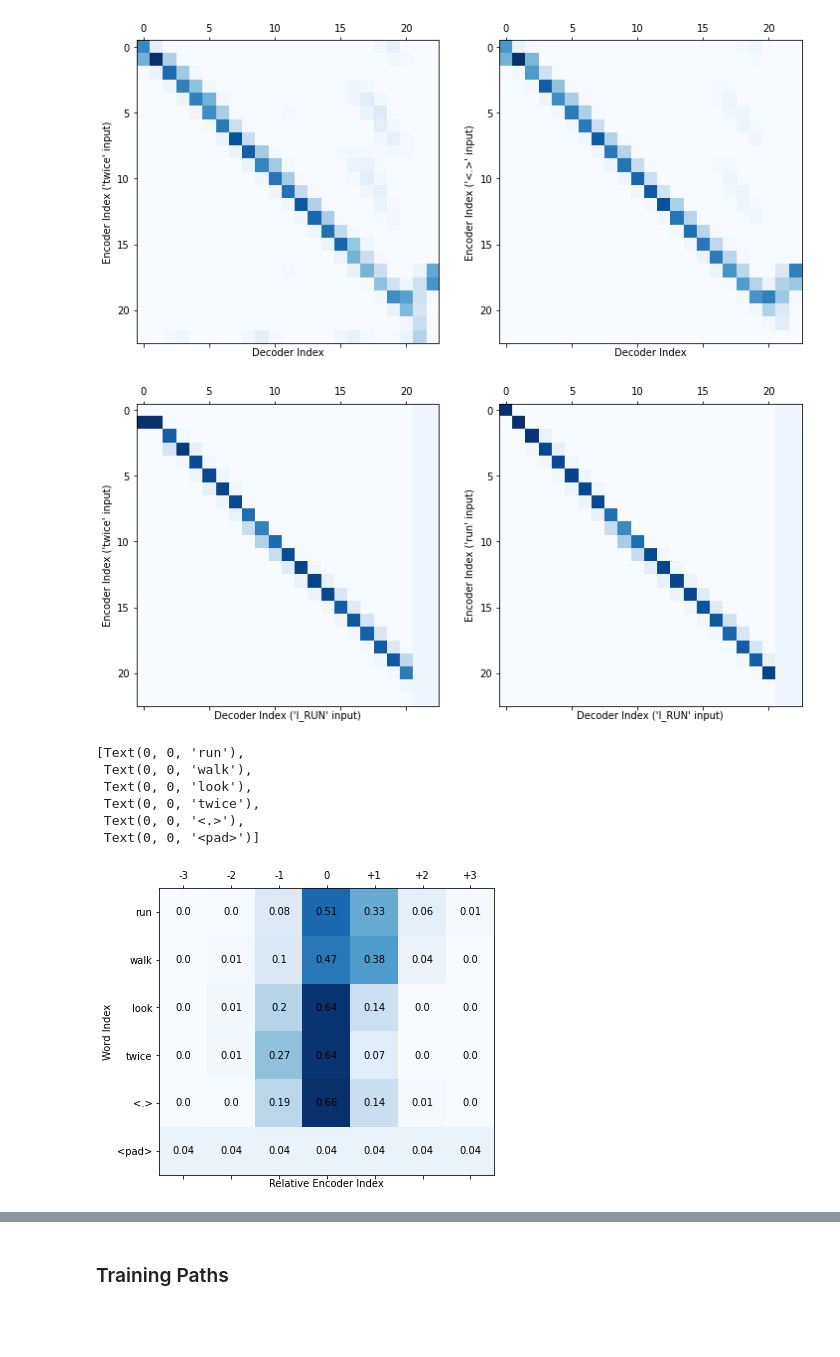
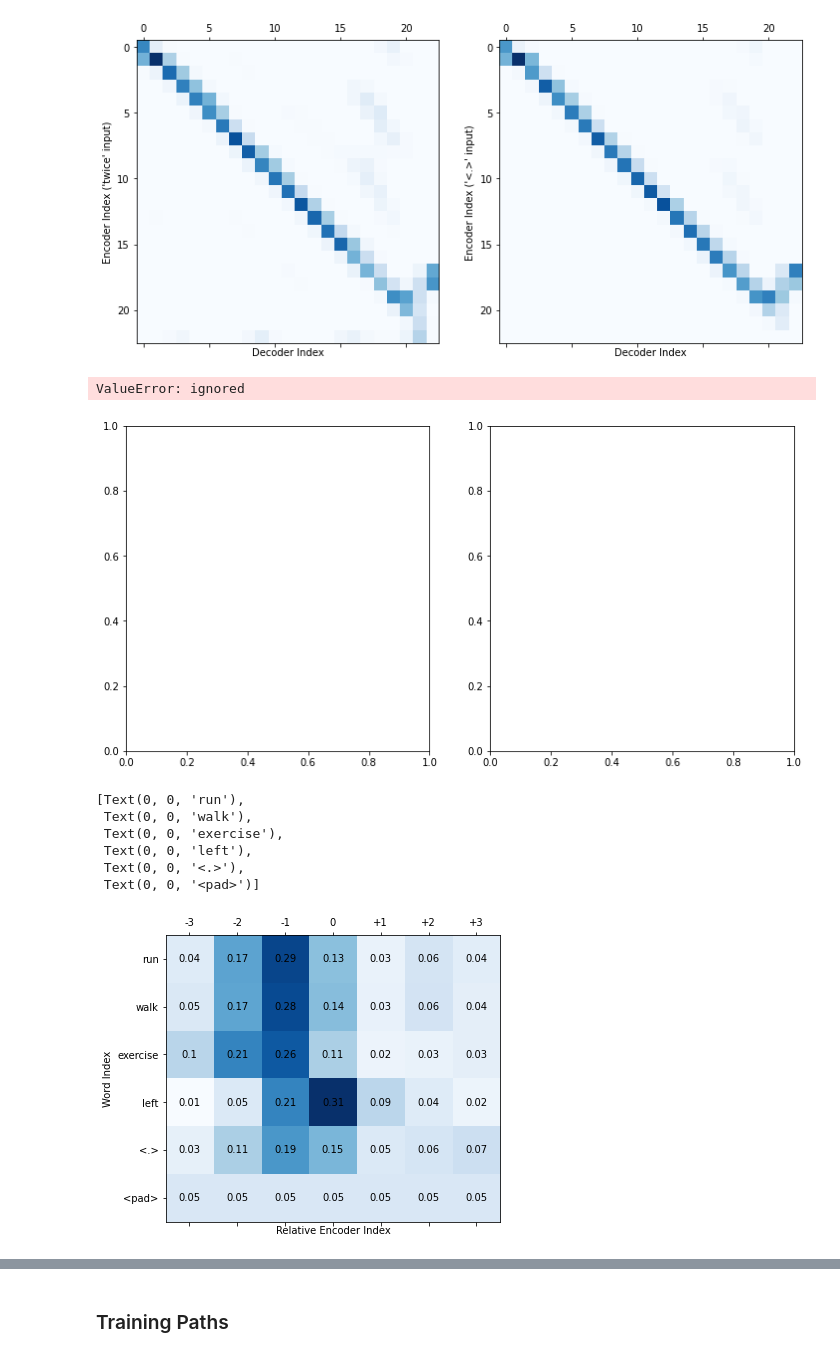
Before and after one commit to kaitken17/understand_nlp, a Jupyter notebook: sythetic_analysis_seq2seq.ipynb, the cells around one changed output, grey strips where cells are left out. Drawn from its saved outputs; the diff is of its cells as text; code cells hidden in the pictures; blank space fills up the shorter version.

```diff
--- a/sythetic_analysis_seq2seq.ipynb
+++ b/sythetic_analysis_seq2seq.ipynb
@@ -3551,3 +3668,41 @@ print((readout_plot - np.outer(np.dot(readout_plot, avg_enc_dir), avg_enc_dir))[
  [-0.05583865  0.05138596 -0.01034663]
  [-0.00041067 -0.05301454  0.01528923]
  [-0.01564147  0.12773639 -0.17317371]]
+# %%
+# Calculate alignments by hand via hidden states and then decomposes maxiumum dot product
+
+from scipy.special import softmax
+
+# print('Using true average hidden state as temporal part')
+# temporal_hs = avg_hs
+print('Using null input hidden state as temporal part')
+temporal_hs = hs['special'][-1]
+
+print('Single sequence shape:', hs['all'][0].shape)
+enc_len = hs_data['inputs'][0].shape[0]
+dec_len =  hs_data['labels'][0].shape[0]
+attention_matrix = np.zeros((len(hs['all']), enc_len, dec_len))
+enc_dec_dots = np.zeros((len(hs['all']), dec_len))
+enct_dect = np.zeros((len(hs['all']), dec_len))
+encw_decw = np.zeros((len(hs['all']), dec_len))
+enct_decw = np.zeros((len(hs['all']), dec_len))
+encw_dect = np.zeros((len(hs['all']), dec_len))
+
+for h_idx in range(len(hs['all'])):
+  if h_idx % 100 == 0: print(h_idx)
+  enc_seq = hs['all'][h_idx][:enc_len]
+  for seq_idx in range(dec_len):
+    raw_aligns = np.dot(enc_seq, hs['all'][h_idx][enc_len + seq_idx])
+    # Masks if beyond in_index length
+    raw_aligns[hs_data['in_index'][h_idx]+1:] = -10000 * np.ones((enc_len - hs_data['in_index'][h_idx]-1))
+
+    max_align_idx = np.argmax(raw_aligns)
+
+    word_enc = enc_seq[max_align_idx] - temporal_hs[max_align_idx]
+    word_dec = hs['all'][h_idx][enc_len + seq_idx] - temporal_hs[enc_len + seq_idx]
+
+    enc_dec_dots[h_idx, seq_idx] = np.max(raw_aligns)
+    enct_dect[h_idx, seq_idx]  = np.dot(temporal_hs[max_align_idx], temporal_hs[enc_len + seq_idx])
+    encw_decw[h_idx, seq_idx]  = np.dot(word_enc, word_dec)
+    enct_decw[h_idx, seq_idx]  = np.dot(temporal_hs[max_align_idx], word_dec)
+    encw_dect[h_idx, seq_idx]  = np.dot(word_enc, temporal_hs[enc_len + seq_idx])
@@ -3634,10 +3832,10 @@ for word, ax in zip(words, axs):
 [figure]
 # %%
 # Encoder to compare
-enc_seq_words = ['twice', 'run']
+enc_seq_words = ['exercise', 'exercise']
 
 # Decoder to compare to
-dec_seq_words = ['I_RUN', 'I_RUN']
+dec_seq_words = ['I_EXER1', 'I_EXER2']
 
 enc_len = hs_data['inputs'][0].shape[0]
 dec_len = hs_data['labels'][0].shape[0]
@@ -3681,11 +3879,13 @@ for enc_word, dec_word, ax in zip(enc_seq_words, dec_seq_words, axs):
   ax.set_ylabel(f'Encoder Index (\'{enc_word}\' input)')
   ax.set_xlabel(f'Decoder Index (\'{dec_word}\' input)')
 # %% [output]
+ValueError: ignored
-[figure, old version]
+[figure, new version]
 # %%
 look_dist = 3 # How many squares to look ahead/behind
 enc_len = hs_data['inputs'][0].shape[0]
 dec_len = hs_data['labels'][0].shape[0]
+min_len = np.min([enc_len, dec_len])
 
 dec_seq = np.zeros((hs['all'][0].shape))
 for time_idx in range(hs['all'][0].shape[0]):
@@ -3701,37 +3901,37 @@ for word_idx in range(len(toy_params['in_words_pp'])):
   for h_idx in range(len(hs['all'])):
     enc_seq = hs['special'][word_idx][:enc_len, :]
     for seq_idx in range(dec_len):
       attn_matrix[h_idx, :, seq_idx] = softmax(np.dot(enc_seq, hs['all'][h_idx][enc_len + seq_idx]))
 
   attn_matrix = np.mean(attn_matrix, axis=0)
 
   relative_aligns_word = np.zeros((dec_len-2*look_dist, 2*look_dist + 1))
-  for dec_idx in range(look_dist, dec_len-look_dist): # Each decoder location for a given look_dist
+  for dec_idx in range(look_dist, min_len-look_dist): # Each decoder location for a given look_dist
     relative_aligns_word[dec_idx - look_dist] = attn_matrix[dec_idx - look_dist:dec_idx + look_dist + 1, dec_idx]
 
   relative_aligns[word_idx] = np.mean(relative_aligns_word , axis=0)
 
 ax1.matshow(relative_aligns, cmap=plt.cm.Blues)
 ax1.set_ylabel('Word Index')
 ax1.set_xlabel('Relative Encoder Index')
 
 for i in range(relative_aligns.shape[1]):
   for j in range(relative_aligns.shape[0]):
     c = relative_aligns[j,i]
     ax1.text(i, j, str(round(c, 2)), va='center', ha='center')
 
 ax1.set_xticks([j for j in range(2*look_dist + 1)])
 ax1.set_yticks([j for j in range(len(toy_params['in_words_pp']))])
 ax1.set_xticklabels([str(i) if i < 1 else '+' + str(i) for i in range(-look_dist, look_dist+1) ], rotation=0)
 ax1.set_yticklabels(toy_params['in_words_pp'], rotation=0)
 # %% [output]
 [Text(0, 0, 'run'),
  Text(0, 0, 'walk'),
- Text(0, 0, 'look'),
- Text(0, 0, 'twice'),
+ Text(0, 0, 'exercise'),
+ Text(0, 0, 'left'),
  Text(0, 0, '<.>'),
  Text(0, 0, '<pad>')]
-[figure, old version]
+[figure, new version]
 # %%
 # Sees if a word in the decoder latches onto particular other words as a function of distance.
 # Uses the average states to compute said latching.
```
Also changed, not shown: parts of 48 cells of this notebook.
